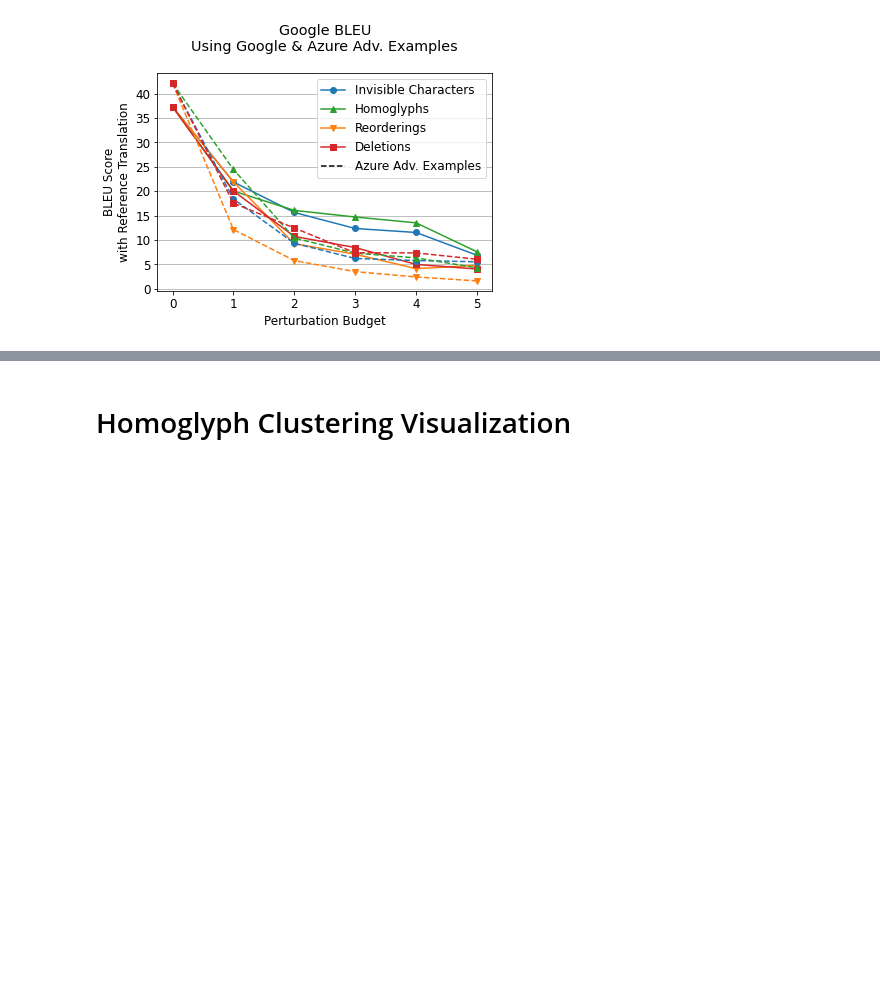
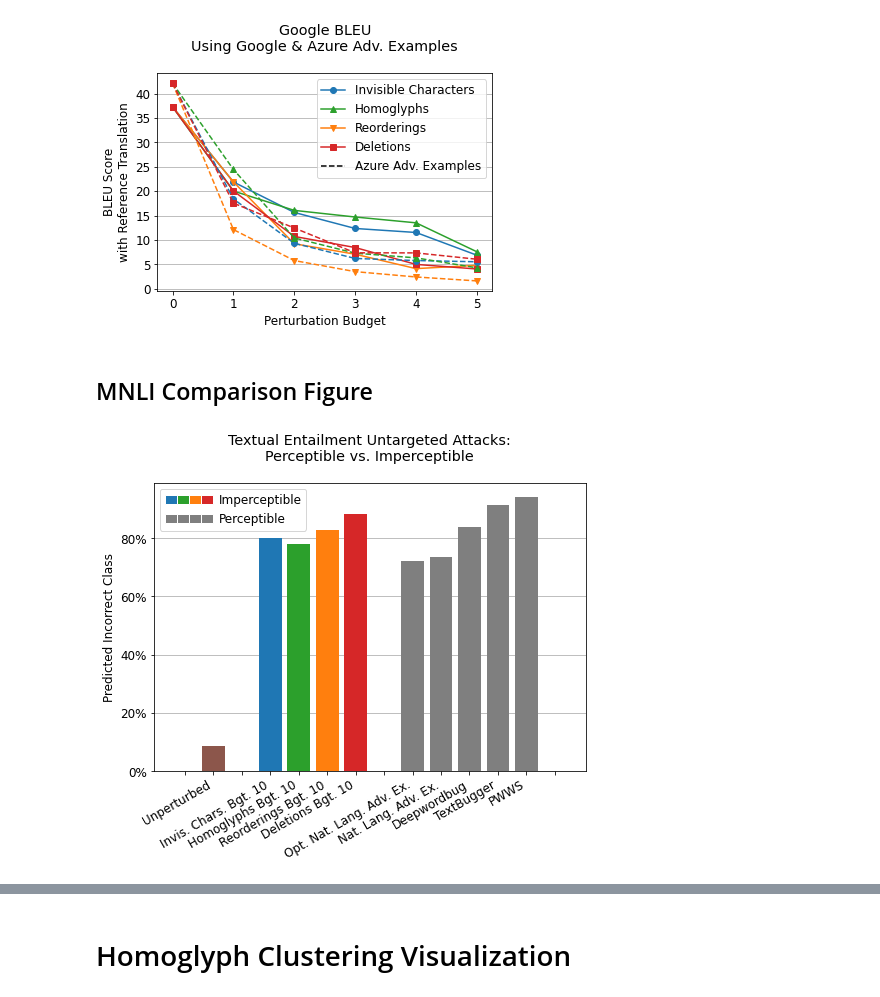
Before and after one commit to nickboucher/imperceptible, a Jupyter notebook: results/Figures.ipynb, the cells around one changed output, grey strips where cells are left out. Saved outputs shown, nothing was run; the diff lists cells and outputs as text; code cells hidden in the pictures; blank space fills up the shorter version.

```diff
--- a/results/Figures.ipynb
+++ b/results/Figures.ipynb
@@ -504,3 +509,37 @@ plt.savefig("BLEU_Google_using_Azure.svg")
 plt.show()
 # %% [output]
 [figure]
+# %% [markdown]
+## MNLI Comparison Figure
+# %%
+import matplotlib.pyplot as plt
+import matplotlib.ticker as mtick
+from matplotlib.patches import Patch
+import numpy as np
+
+plt.rc('font', size=12)
+
+
+labels = [' ','Unperturbed','   ','Invis. Chars. Bgt. 10', 'Homoglyphs Bgt. 10', 'Reorderings Bgt. 10', 'Deletions Bgt. 10', '', 'Opt. Nat. Lang. Adv. Ex.','Nat. Lang. Adv. Ex.', 'Deepwordbug', 'TextBugger', 'PWWS', '  ']
+data = [0, 8.6, 0, 80, 78, 82.8, 88.2, 0, 72, 73.6, 83.8, 91.2, 94.2, 0]
+colors = ["tab:gray", "tab:brown", "tab:gray","tab:blue", "tab:green", "tab:orange", "tab:red", "tab:gray", "tab:gray", "tab:gray", "tab:gray", "tab:gray", "tab:gray", "tab:gray"]
+fig = plt.figure()
+ax = fig.add_axes([0,0,1,1])
+ax.bar(labels,data, color=colors, zorder=3)
+plt.xticks(rotation=30, ha="right")
+plt.gca().yaxis.set_major_formatter(mtick.PercentFormatter(100))
+plt.ylabel("Predicted Incorrect Class")
+plt.title("Textual Entailment Untargeted Attacks:\nPerceptible vs. Imperceptible\n")
+pa1 = Patch(facecolor='tab:blue', edgecolor='white')
+pa2 = Patch(facecolor='tab:green', edgecolor='white')
+pa3 = Patch(facecolor='tab:orange', edgecolor='white')
+pa4 = Patch(facecolor='tab:red', edgecolor='white')
+pb = Patch(facecolor='tab:gray', edgecolor='white')
+ax.legend(handles=[pa1, pb, pa2, pb, pa3, pb, pa4, pb],
+          labels=['', '', '', '', '', '','Imperceptible', 'Perceptible', 'Unperturbed'],
+          ncol=4, handletextpad=0.5, handlelength=1.0, columnspacing=-0.5)
+plt.grid(axis='y', zorder=0)
+plt.savefig("figures/mnli_comparison.pdf", bbox_inches='tight')
+plt.show()
+# %% [output]
+[figure, added]
```
Also changed, not shown: parts of 20 cells of this notebook, 19 other files.
